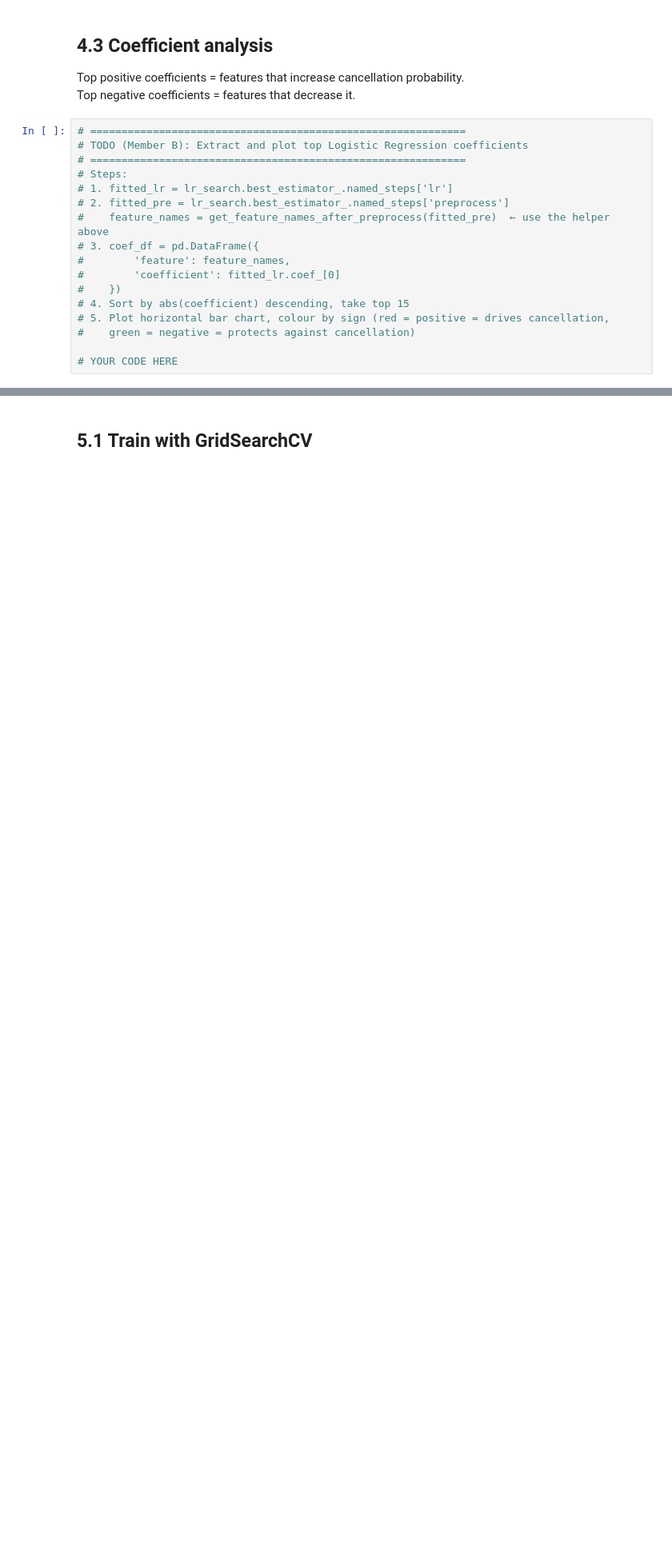
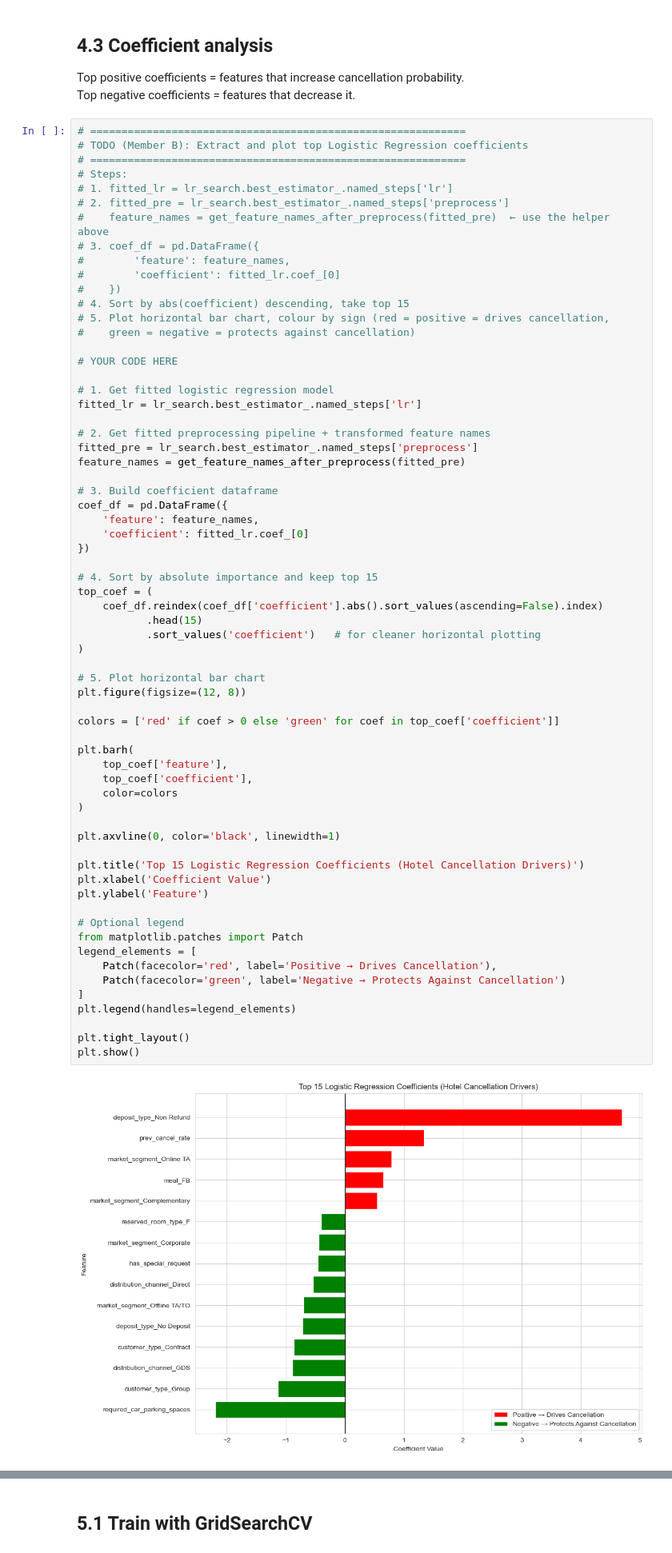
Before and after one commit to CherLyu/COMP5310-A2, a Jupyter notebook: Lab_05_Group_10_Modelling.ipynb, the cells around one changed output, grey strips where cells are left out. Shown at 80% size. Saved outputs shown, nothing was run; the diff lists cells and outputs as text; blank space fills up the shorter version.

```diff
--- a/Lab_05_Group_10_Modelling.ipynb
+++ b/Lab_05_Group_10_Modelling.ipynb
@@ -271,20 +367,70 @@ Top negative coefficients = features that decrease it.
 # %%
 # ============================================================
 # TODO (Member B): Extract and plot top Logistic Regression coefficients
 # ============================================================
 # Steps:
 # 1. fitted_lr = lr_search.best_estimator_.named_steps['lr']
 # 2. fitted_pre = lr_search.best_estimator_.named_steps['preprocess']
 #    feature_names = get_feature_names_after_preprocess(fitted_pre)  ← use the helper above
 # 3. coef_df = pd.DataFrame({
 #        'feature': feature_names,
 #        'coefficient': fitted_lr.coef_[0]
 #    })
 # 4. Sort by abs(coefficient) descending, take top 15
 # 5. Plot horizontal bar chart, colour by sign (red = positive = drives cancellation,
 #    green = negative = protects against cancellation)
 
 # YOUR CODE HERE
+
+# 1. Get fitted logistic regression model
+fitted_lr = lr_search.best_estimator_.named_steps['lr']
+
+# 2. Get fitted preprocessing pipeline + transformed feature names
+fitted_pre = lr_search.best_estimator_.named_steps['preprocess']
+feature_names = get_feature_names_after_preprocess(fitted_pre)
+
+# 3. Build coefficient dataframe
+coef_df = pd.DataFrame({
+    'feature': feature_names,
+    'coefficient': fitted_lr.coef_[0]
+})
+
+# 4. Sort by absolute importance and keep top 15
+top_coef = (
+    coef_df.reindex(coef_df['coefficient'].abs().sort_values(ascending=False).index)
+           .head(15)
+           .sort_values('coefficient')   # for cleaner horizontal plotting
+)
+
+# 5. Plot horizontal bar chart
+plt.figure(figsize=(12, 8))
+
+colors = ['red' if coef > 0 else 'green' for coef in top_coef['coefficient']]
+
+plt.barh(
+    top_coef['feature'],
+    top_coef['coefficient'],
+    color=colors
+)
+
+plt.axvline(0, color='black', linewidth=1)
+
+plt.title('Top 15 Logistic Regression Coefficients (Hotel Cancellation Drivers)')
+plt.xlabel('Coefficient Value')
+plt.ylabel('Feature')
+
+# Optional legend
+from matplotlib.patches import Patch
+legend_elements = [
+    Patch(facecolor='red', label='Positive → Drives Cancellation'),
+    Patch(facecolor='green', label='Negative → Protects Against Cancellation')
+]
+plt.legend(handles=legend_elements)
+
+plt.tight_layout()
+plt.show()
+# %% [output]
+[figure, added]
 # %% [markdown]
 ---
 # 5. Model 2: Random Forest
```
Also changed, not shown: parts of 7 cells of this notebook.
